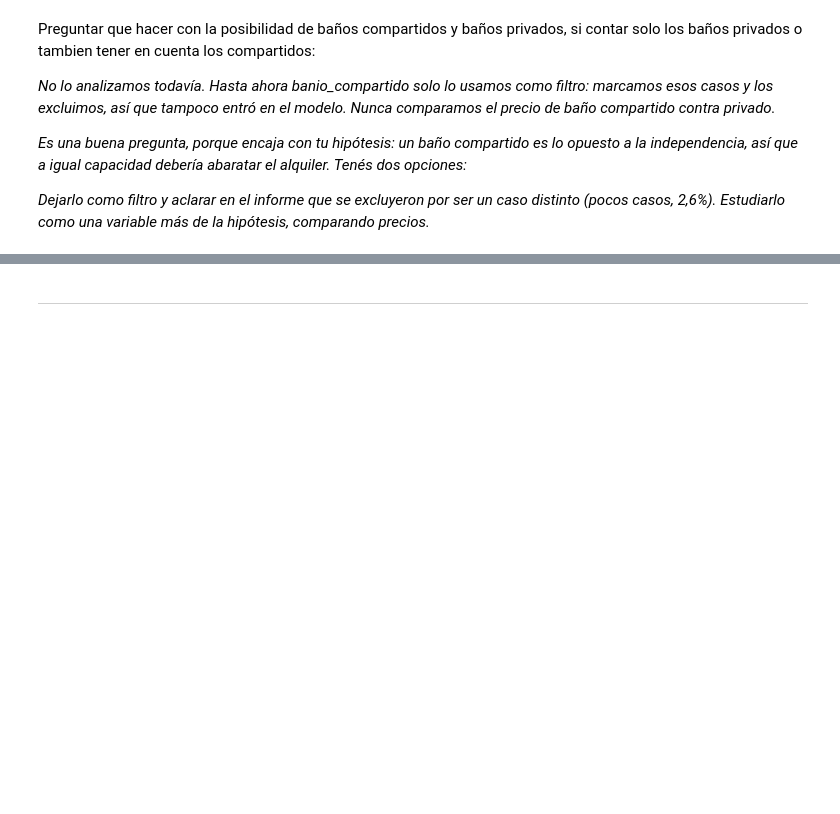
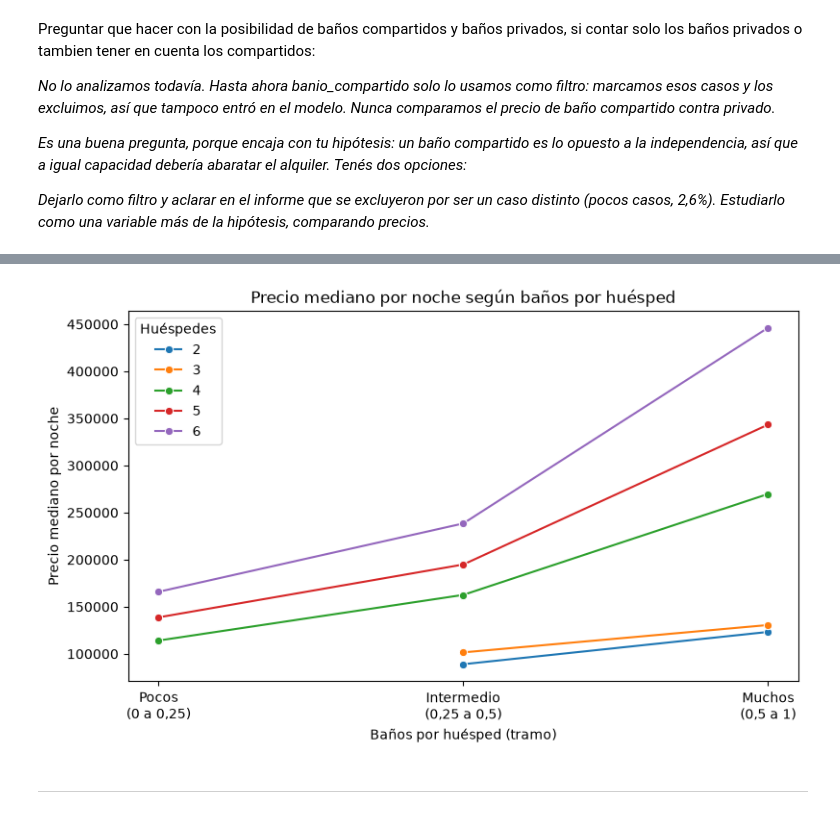
Before and after one commit to CanBugarini/TPE_CienciaDeDatos, a Jupyter notebook: prueba1.ipynb, the cells around one changed output, grey strips where cells are left out. Cells and saved outputs as stored; diff of their text form; code cells hidden in the pictures; blank space fills up the shorter version.

```diff
--- a/prueba1.ipynb
+++ b/prueba1.ipynb
@@ -286,3 +286,7 @@ Name: count, dtype: int64
 Para unificar y simplicar filas podemos decir que las filas donde no se especifican el tipo de baños los tomamos como privados.
 
 Hace falta tambien sacar las filas donde hay exageradamente mas baños que capacidad de huespedes, puede ser un error de tipeo u otra cosa pero sin embargo son casos exepcionales, es decir, que hay muy pocos y solo estan ahi para tirar la media para arriba.
+# %%
+df_comp['banio_compartido'] = df_comp['bathrooms_text'].str.contains('shared', case=False, na=False)
+print(df_comp['banio_compartido'].mean())
+pd.crosstab(df_comp['banio_compartido'], df_comp['bath_per_huesped'] > 1)
@@ -355,19 +369,26 @@ plt.show()
 # %%
 # Grafico de lineas
+tabla = (df_comp2.groupby(['accommodates', 'tramo_banios'], observed=True)['price_quote_price_per_night']
+         .agg(mediana='median', n='count').reset_index())
+tabla = tabla[tabla['n'] >= 30]
+tabla['tramo_banios'] = tabla['tramo_banios'].astype(str)
+tabla['accommodates'] = tabla['accommodates'].astype(str)
 
 orden = ['(0.0, 0.25]', '(0.25, 0.5]', '(0.5, 1.0]']
 tabla['tramo_banios'] = pd.Categorical(tabla['tramo_banios'], categories=orden, ordered=True)
 tabla = tabla.sort_values(['accommodates', 'tramo_banios'])
 
 plt.figure(figsize=(9, 5))
 sns.lineplot(data=tabla, x='tramo_banios', y='mediana', hue='accommodates',
              marker='o', palette='tab10')
 plt.xticks(range(3), ['Pocos\n(0 a 0,25)', 'Intermedio\n(0,25 a 0,5)', 'Muchos\n(0,5 a 1)'])
 plt.title('Precio mediano por noche según baños por huésped')
 plt.xlabel('Baños por huésped (tramo)')
 plt.ylabel('Precio mediano por noche')
 plt.legend(title='Huéspedes')
 plt.show()
+# %% [output]
+[figure, added]
 # %% [markdown]
 -------------------------------------------------------------------------------------------------------------------------------
 # %% [markdown]
```
Also changed, not shown: parts of 14 cells of this notebook.
